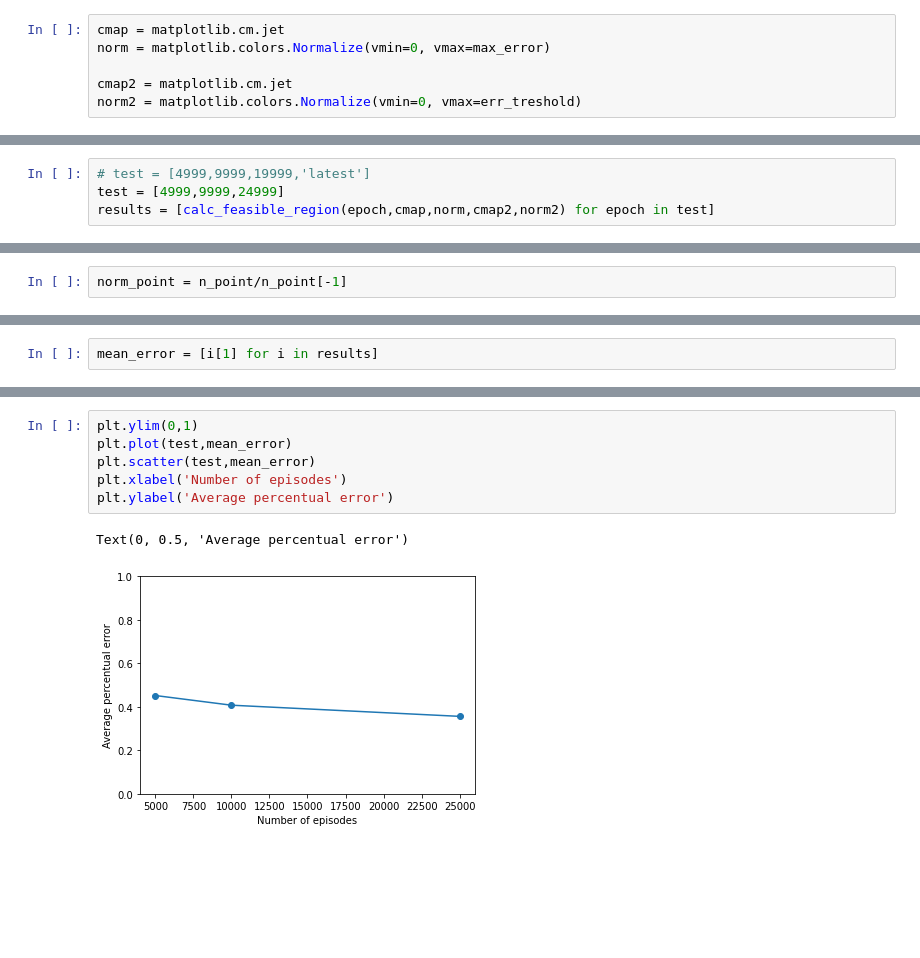
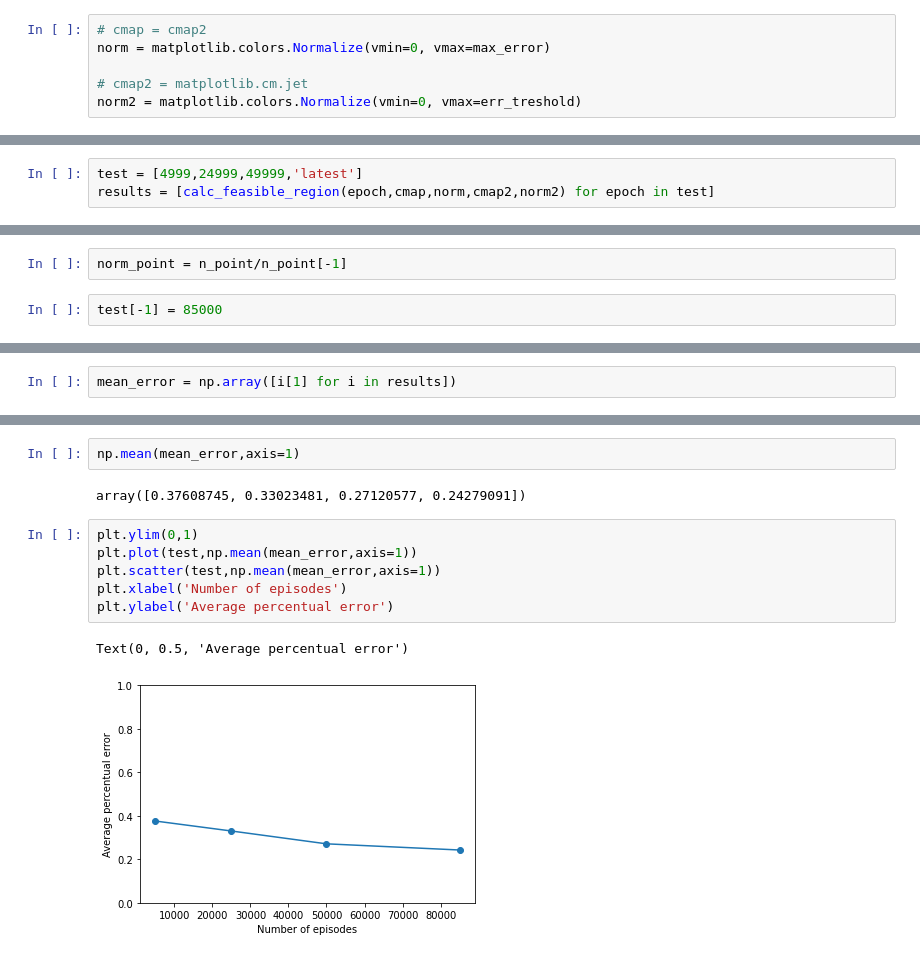
Before and after one commit to jprogrammer13/jumpleg_rl, a Jupyter notebook: utils/feasible_region_perc.ipynb, the cells around one changed output, grey strips where cells are left out. Drawn from its saved outputs; the diff is of its cells as text; blank space fills up the shorter version.

```diff
--- a/utils/feasible_region_perc.ipynb
+++ b/utils/feasible_region_perc.ipynb
@@ -13,8 +28,8 @@ err_treshold = .20
 # %%
-cmap = matplotlib.cm.jet
+# cmap = cmap2
 norm = matplotlib.colors.Normalize(vmin=0, vmax=max_error)
 
-cmap2 = matplotlib.cm.jet
+# cmap2 = matplotlib.cm.jet
 norm2 = matplotlib.colors.Normalize(vmin=0, vmax=err_treshold)
 # %% [markdown]
 # Feasible region calulcation
@@ -144,5 +168,4 @@ def calc_feasible_region(model_name, cmap, norm, cmap2, norm2):
 # %%
-# test = [4999,9999,19999,'latest']
-test = [4999,9999,24999]
+test = [4999,24999,49999,'latest']
 results = [calc_feasible_region(epoch,cmap,norm,cmap2,norm2) for epoch in test]
 # %% [output]
@@ -166,5 +190,7 @@ array([ 504,  682, 1364])
 # %%
 norm_point = n_point/n_point[-1]
+# %%
+test[-1] = 85000
 # %%
 plt.ylim(0,1.1)
 plt.plot(test,norm_point)
@@ -177,2 +203,2 @@ Text(0, 0.5, 'Percentual diffenernce in reachable points')
 # %%
-mean_error = [i[1] for i in results]
+mean_error = np.array([i[1] for i in results])
@@ -179,9 +216,13 @@ mean_error = [i[1] for i in results]
+# %%
+np.mean(mean_error,axis=1)
+# %% [output]
+array([0.37608745, 0.33023481, 0.27120577, 0.24279091])
 # %%
 plt.ylim(0,1)
-plt.plot(test,mean_error)
-plt.scatter(test,mean_error)
+plt.plot(test,np.mean(mean_error,axis=1))
+plt.scatter(test,np.mean(mean_error,axis=1))
 plt.xlabel('Number of episodes')
 plt.ylabel('Average percentual error')
 # %% [output]
 Text(0, 0.5, 'Average percentual error')
-[figure, old version]
+[figure, new version]
```
Also changed, not shown: parts of 9 cells of this notebook, 53 other files.
